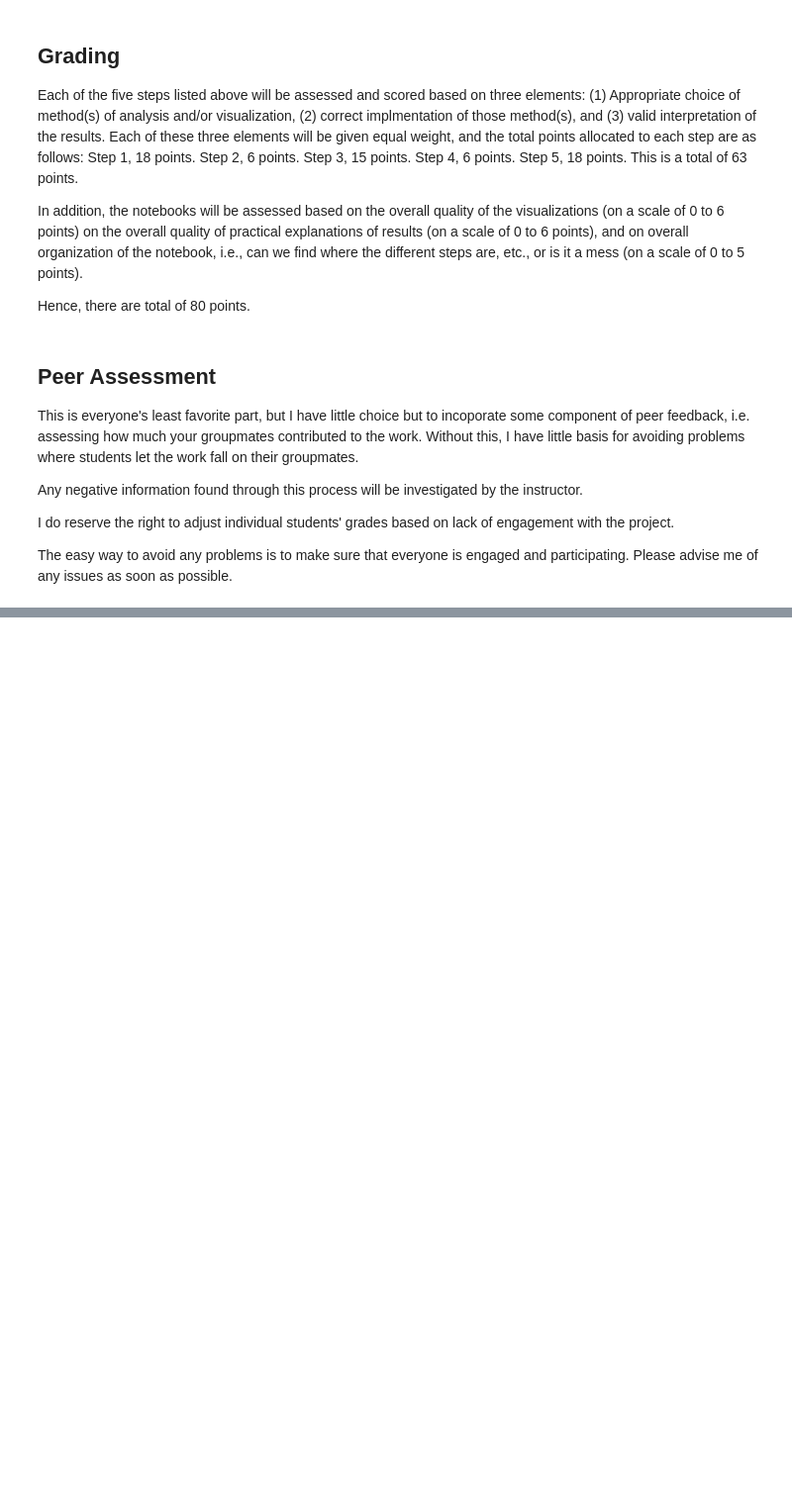
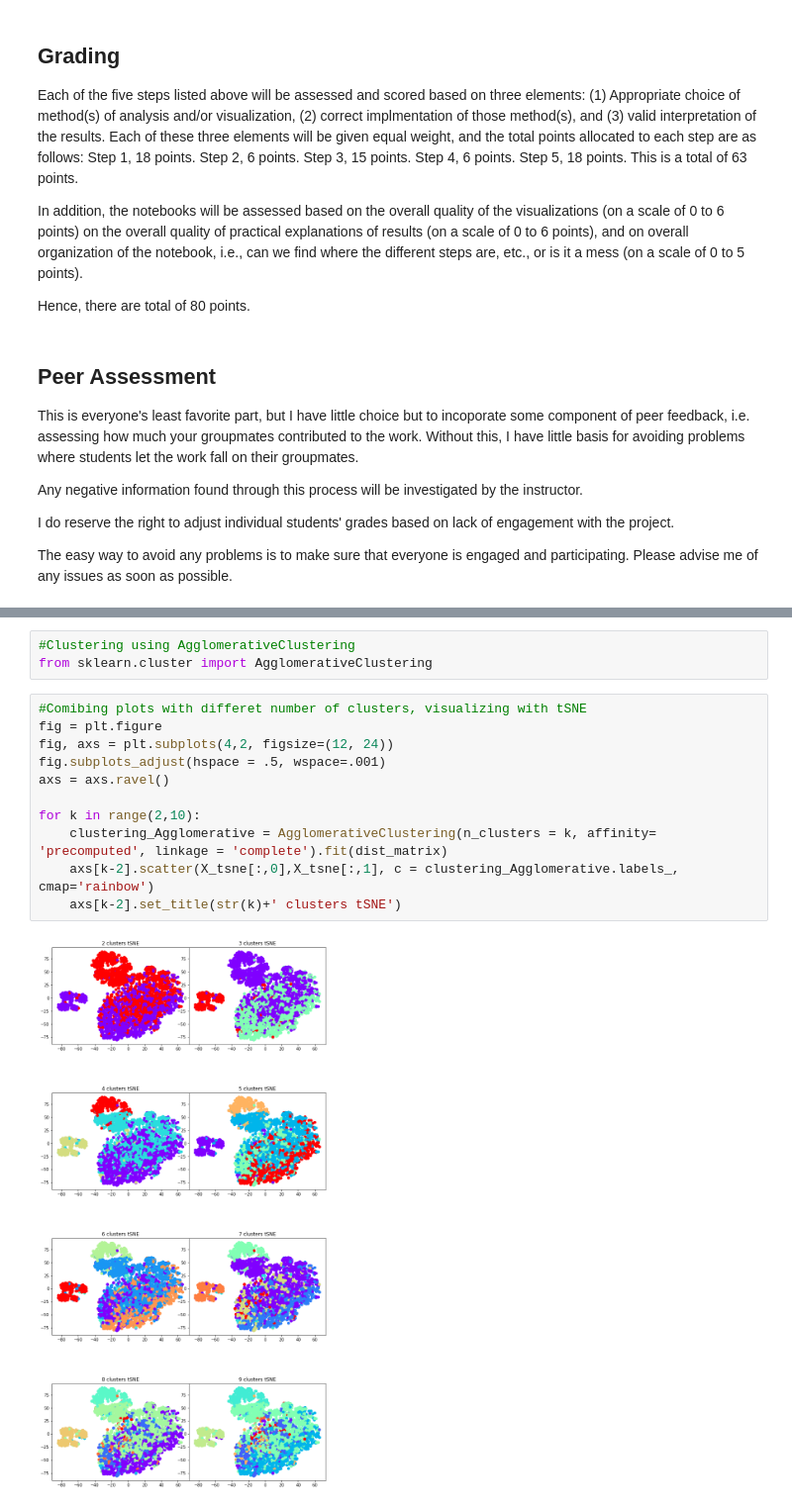
Before and after one commit to BohangWei/FDS-Final-Project, a Jupyter notebook: FinalProjectFall2021.ipynb, the cells around one changed output, grey strips where cells are left out. Shown at 99% size. Cells and saved outputs as stored; diff of their text form; blank space fills up the shorter version.

```diff
--- a/FinalProjectFall2021.ipynb
+++ b/FinalProjectFall2021.ipynb
@@ -81,0 +317,16 @@ Requirement already satisfied: threadpoolctl>=2.0.0 in /Users/junichikoganemaru/
+# %%
+#Clustering using AgglomerativeClustering
+from sklearn.cluster import AgglomerativeClustering
+# %%
+#Comibing plots with differet number of clusters, visualizing with tSNE
+fig = plt.figure
+fig, axs = plt.subplots(4,2, figsize=(12, 24))
+fig.subplots_adjust(hspace = .5, wspace=.001)
+axs = axs.ravel()
+
+for k in range(2,10):
+    clustering_Agglomerative = AgglomerativeClustering(n_clusters = k, affinity= 'precomputed', linkage = 'complete').fit(dist_matrix)
+    axs[k-2].scatter(X_tsne[:,0],X_tsne[:,1], c = clustering_Agglomerative.labels_, cmap='rainbow')
+    axs[k-2].set_title(str(k)+' clusters tSNE')
+# %% [output]
+[figure, added]
```
Also changed, not shown: parts of 53 cells of this notebook.
